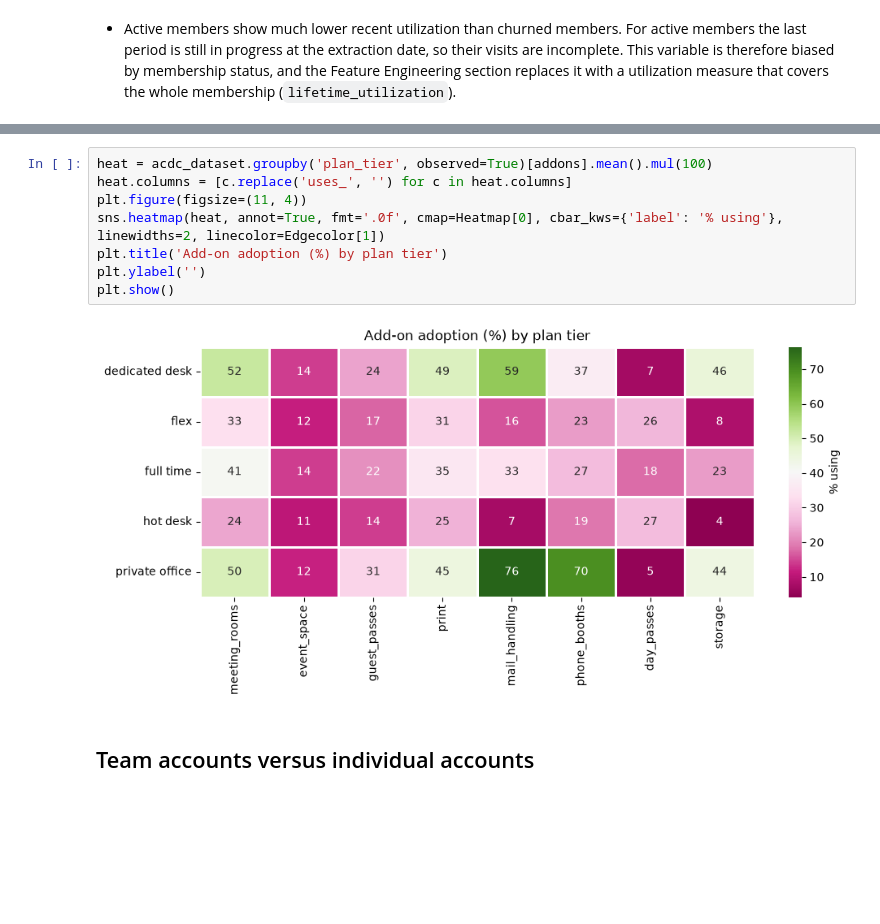
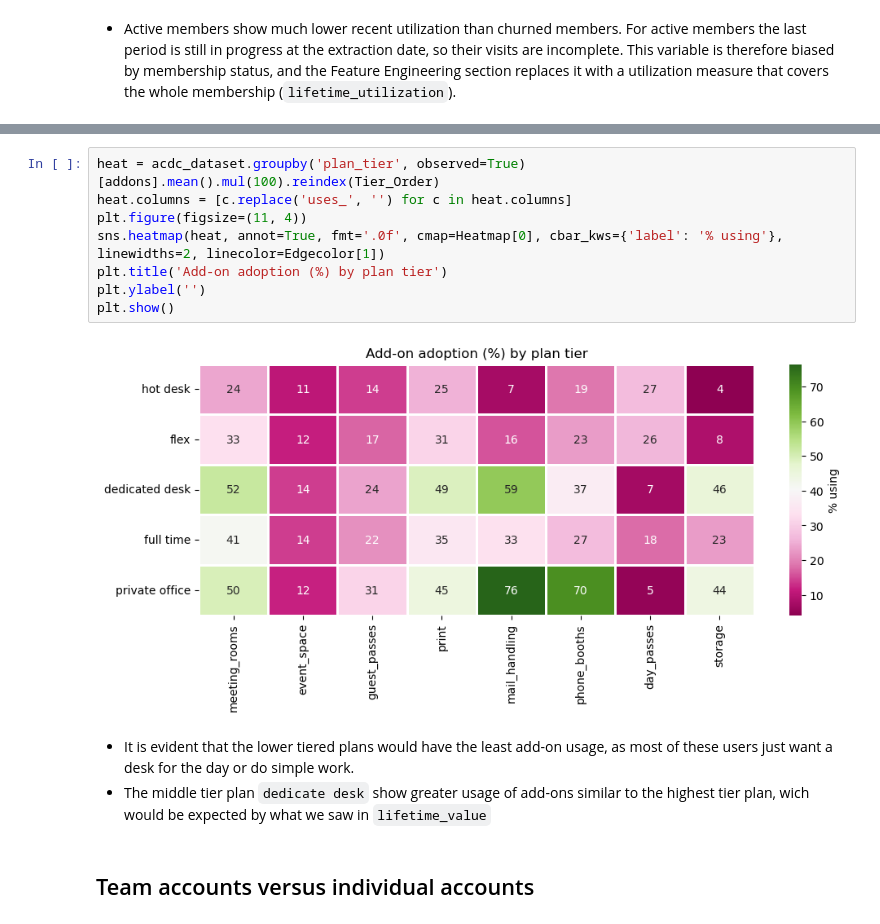
Before and after one commit to jfmenezes/Data-Mining-Project, a Jupyter notebook: Notebooks/DE_Graphs_BeforeFeature.ipynb, the cells around one changed output, grey strips where cells are left out. Cells and saved outputs as stored; diff of their text form; blank space fills up the shorter version.

```diff
--- a/Notebooks/DE_Graphs_BeforeFeature.ipynb
+++ b/Notebooks/DE_Graphs_BeforeFeature.ipynb
@@ -743,13 +748,16 @@ plt.show()
 # %%
-heat = acdc_dataset.groupby('plan_tier', observed=True)[addons].mean().mul(100)
+heat = acdc_dataset.groupby('plan_tier', observed=True)[addons].mean().mul(100).reindex(Tier_Order)
 heat.columns = [c.replace('uses_', '') for c in heat.columns]
 plt.figure(figsize=(11, 4))
 sns.heatmap(heat, annot=True, fmt='.0f', cmap=Heatmap[0], cbar_kws={'label': '% using'}, linewidths=2, linecolor=Edgecolor[1])
 plt.title('Add-on adoption (%) by plan tier')
 plt.ylabel('')
 plt.show()
 # %% [output]
-[figure, old version]
+[figure, new version]
+# %% [markdown]
+- It is evident that the lower tiered plans would have the least add-on usage, as most of these users just want a desk for the day or do simple work.
+- The middle tier plan `dedicate desk` show greater usage of add-ons similar to the highest tier plan, wich would be expected by what we saw in `lifetime_value`
 # %% [markdown]
 ## Team accounts versus individual accounts
 # %%
```
Also changed, not shown: parts of 23 cells of this notebook, 2 other files.
